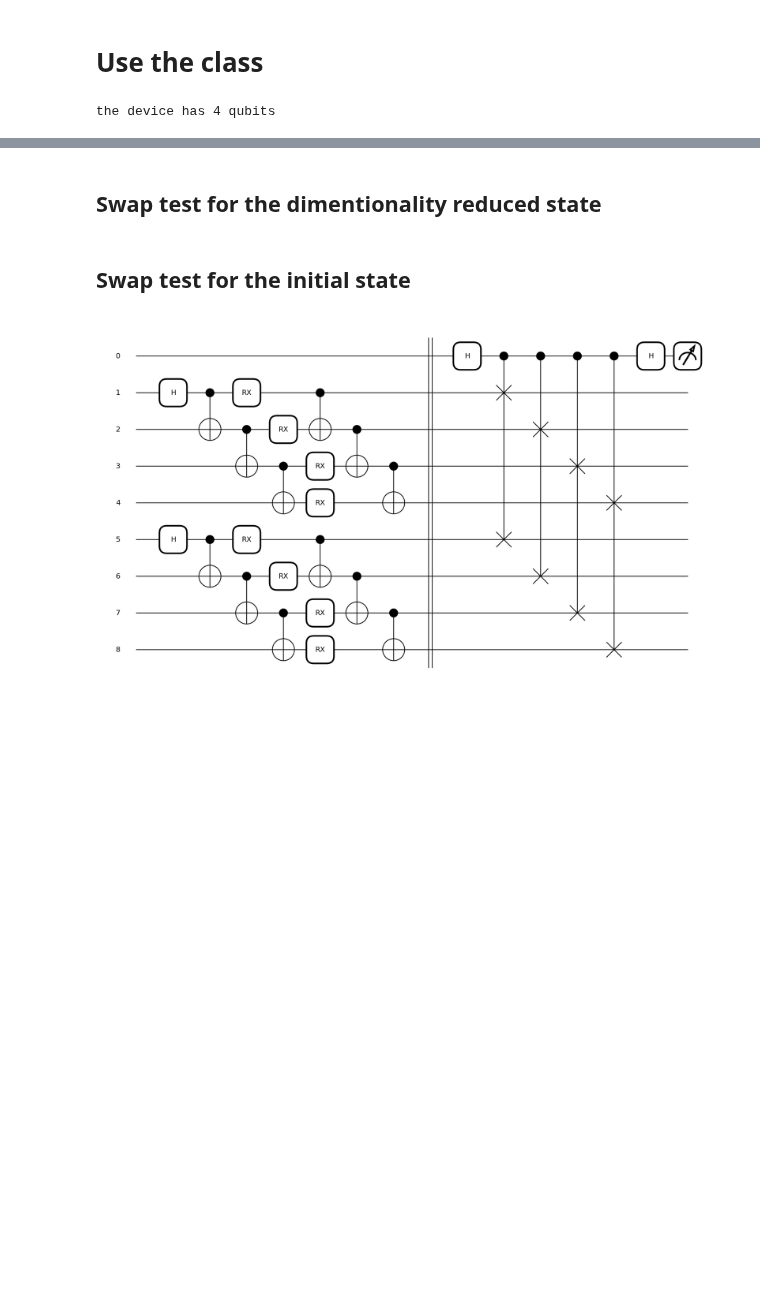
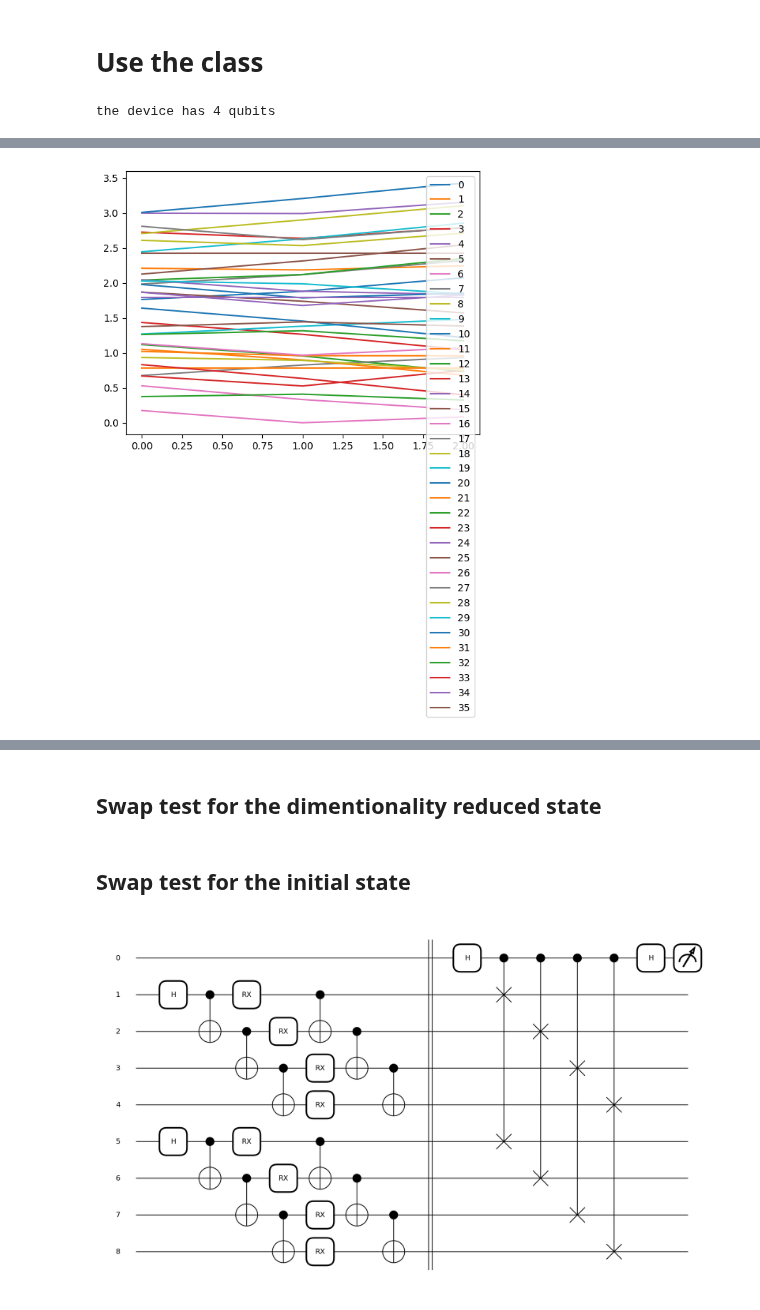
Before and after one commit to filorazi/Dim_red_SWAP, a Jupyter notebook: test.ipynb, the cells around one changed output, grey strips where cells are left out. Drawn from its saved outputs; the diff is of its cells as text; code cells hidden in the pictures; blank space fills up the shorter version.

```diff
--- a/test.ipynb
+++ b/test.ipynb
@@ -233 +51,6 @@ Epoch 75, Batch:0 Loss = 0.00020379158338868942
 --------------------------------------------------
+# %%
+ae.plot_weights(
+)
+# %% [output]
+[figure, added]
```
Also changed, not shown: parts of 12 cells of this notebook, 34 other files.
